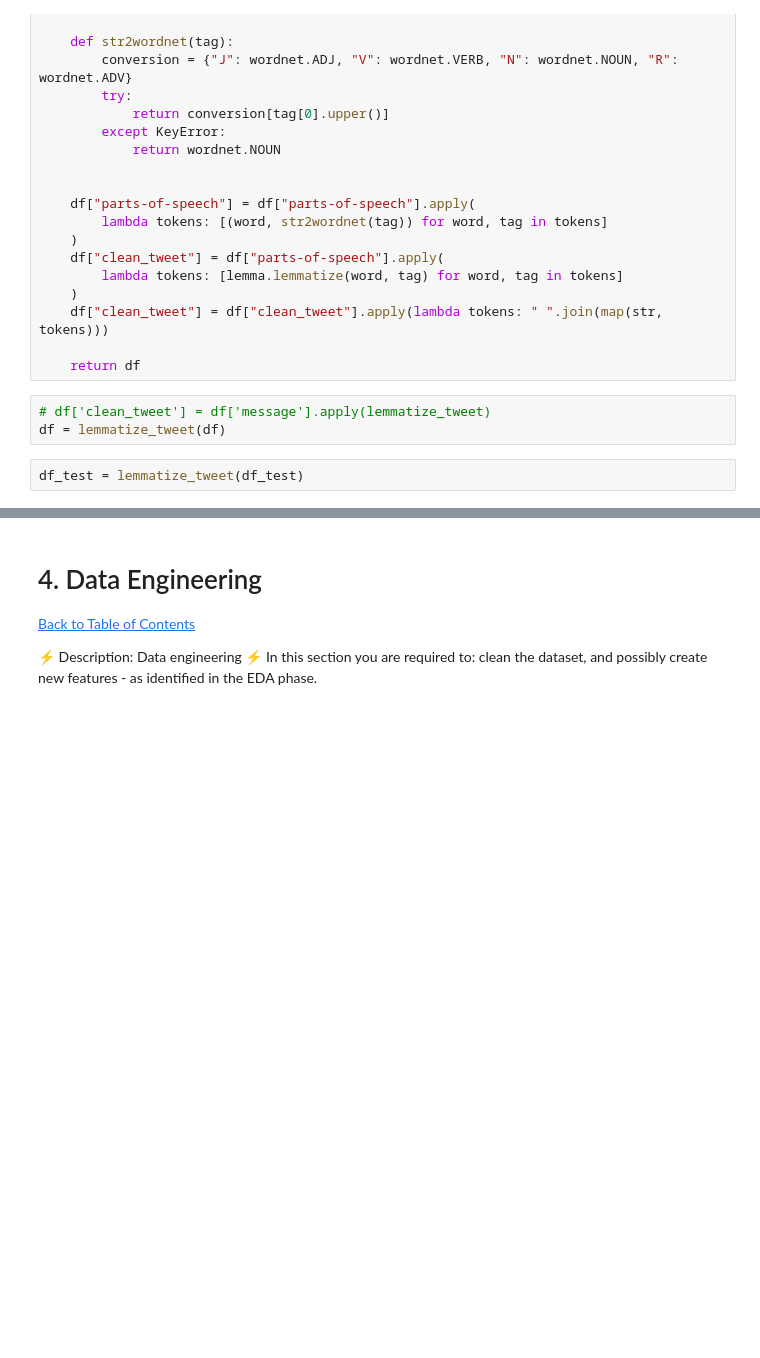
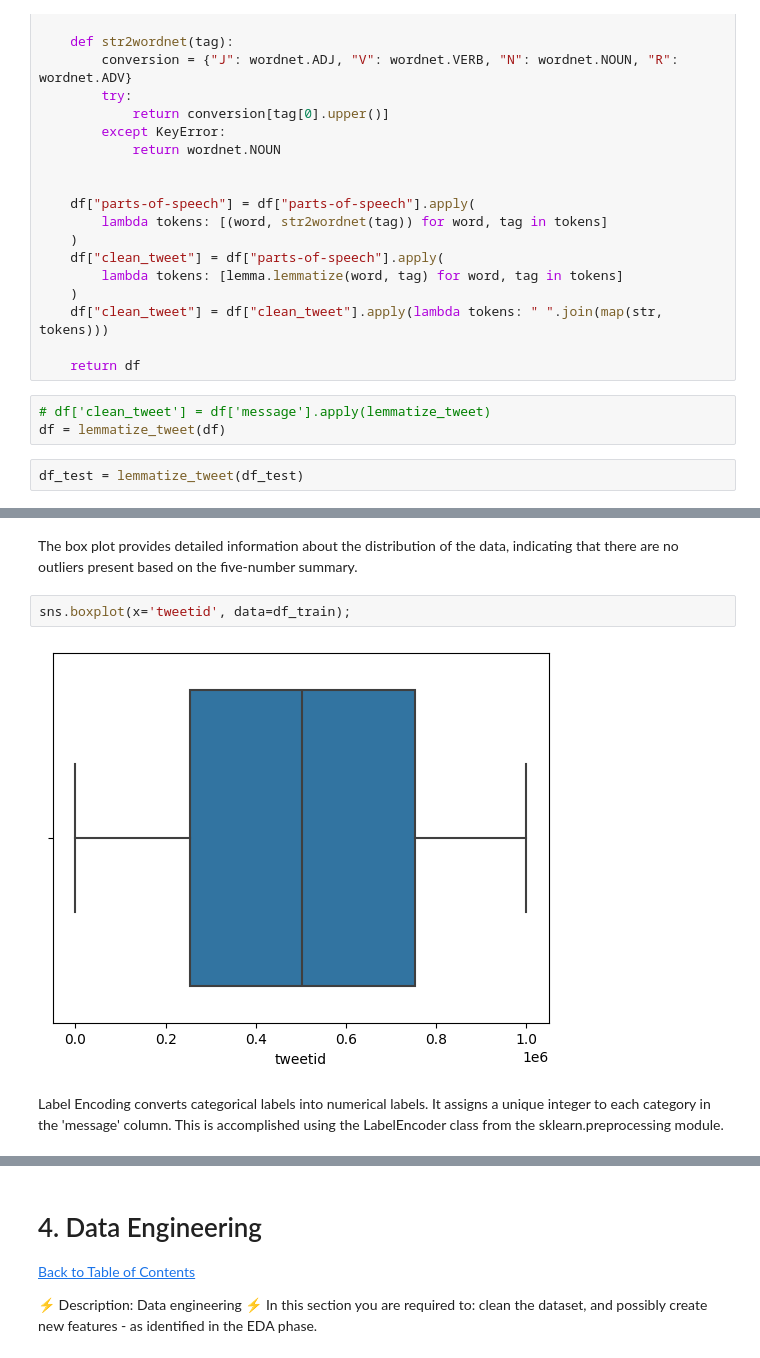
Before and after one commit to Thato-rabodiba/NM_1-Coders, a Jupyter notebook: NM_1 CLASSIFICATION PREDICT.ipynb, the cells around one changed output, grey strips where cells are left out. Cells and saved outputs as stored; diff of their text form; blank space fills up the shorter version.

```diff
--- a/NM_1 CLASSIFICATION PREDICT.ipynb
+++ b/NM_1 CLASSIFICATION PREDICT.ipynb
@@ -446,0 +516,8 @@ df_test = lemmatize_tweet(df_test)
+# %% [markdown]
+The box plot provides detailed information about the distribution of the data, indicating that there are no outliers present based on the five-number summary.
+# %%
+sns.boxplot(x='tweetid', data=df_train);
+# %% [output]
+[figure, added]
+# %% [markdown]
+Label Encoding converts categorical labels into numerical labels. It assigns a unique integer to each category in the 'message' column. This is accomplished using the LabelEncoder class from the sklearn.preprocessing module.
```
Also changed, not shown: parts of 37 cells of this notebook.
